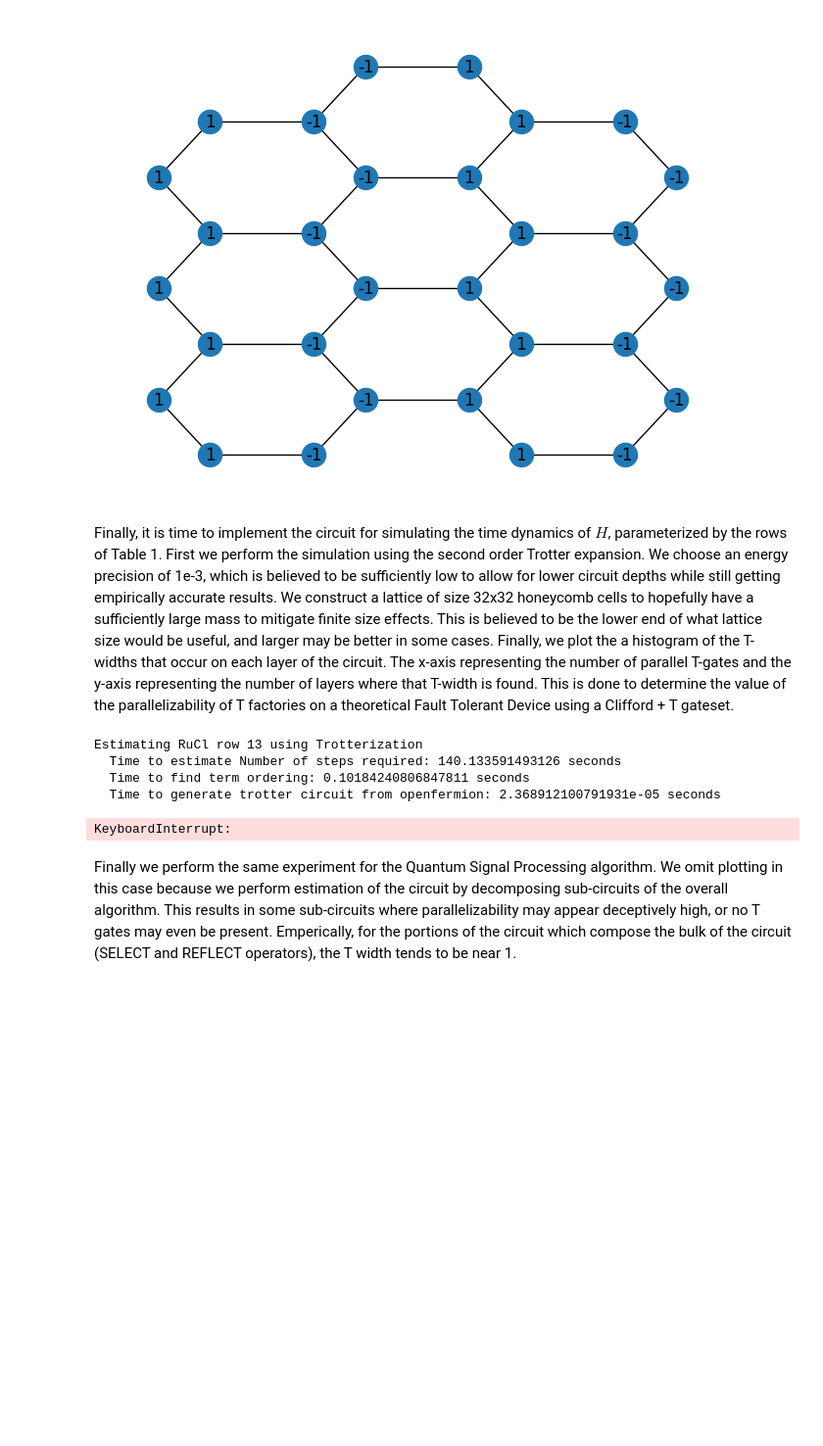
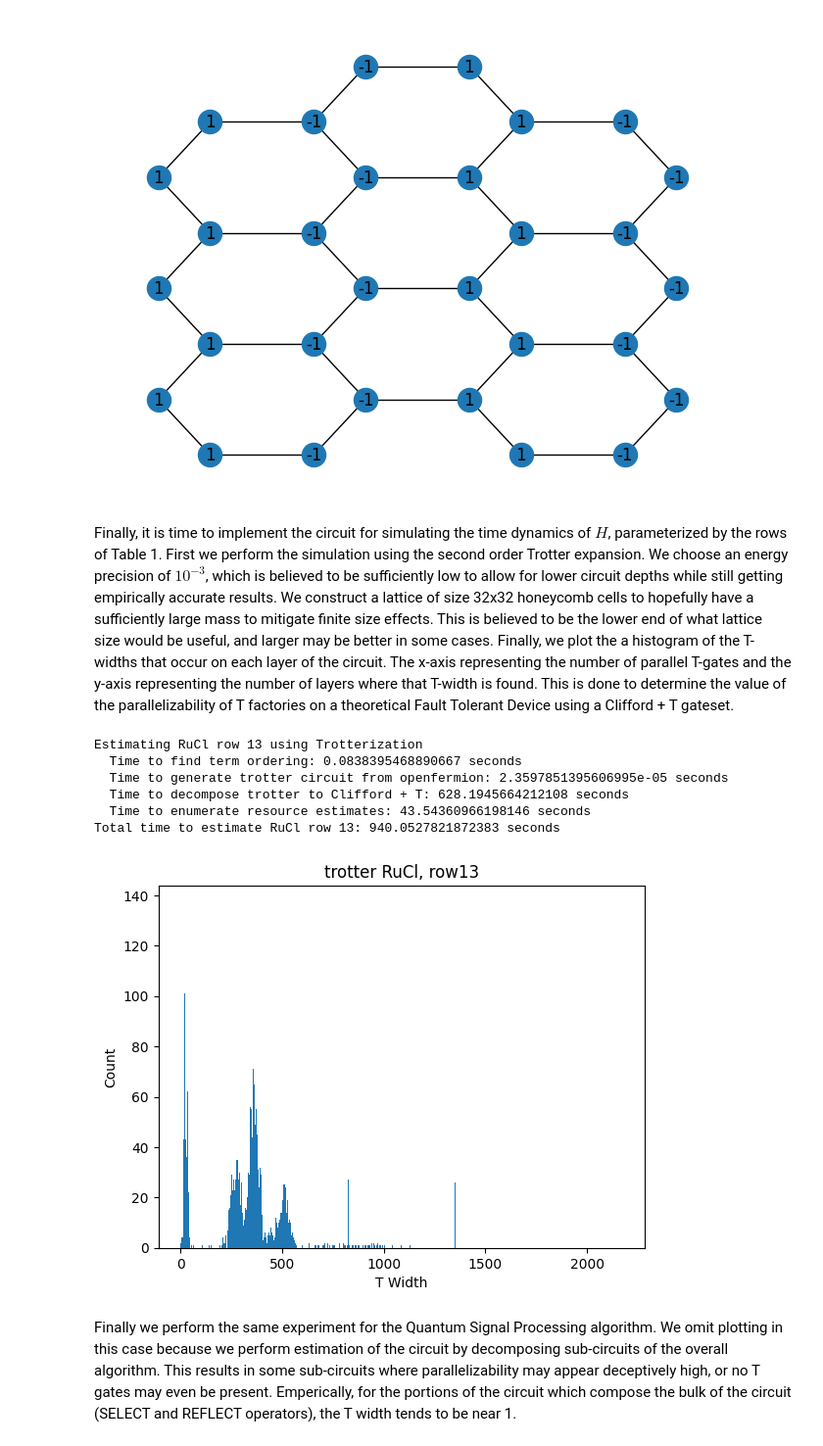
Before and after one commit to lanl-ansi/qc-applications, a Jupyter notebook: notebooks/RuClExample.ipynb, the cells around one changed output. Shown at 98% size. Cells and saved outputs as stored; diff of their text form; code cells hidden in the pictures; blank space fills up the shorter version.

Commit message:
Add Magnus Arguments and Change Step count accordingly

```diff
--- a/notebooks/RuClExample.ipynb
+++ b/notebooks/RuClExample.ipynb
@@ -196,7 +196,7 @@ error is of order
 We see from the above equation that the number of steps for the Suzuki-Trotter formula is not dominating the error and can be chosen as $N_{T}=2$ when $N_{M}$ is large.
 # %%
 t_init = time.perf_counter()
-def estimate_qsp(pyliqtr_hamiltonian, timesteps, energy_precision, outdir, hamiltonian_name="hamiltonian", write_circuits=False, numsteps=215647636):
+def estimate_qsp(pyliqtr_hamiltonian, timesteps, energy_precision, outdir, hamiltonian_name="hamiltonian", write_circuits=False, numsteps=1500000):
     timestep_of_interest=timesteps/numsteps #for magnus like argument
     t0 = time.perf_counter()
     random.seed(0)
@@ -328,15 +328,7 @@ def find_hamiltonian_ordering(of_hamiltonian):
         two_body_terms_ordered.append(new_item)
     return one_body_terms_ordered + two_body_terms_ordered
 
-def estimate_trotter(openfermion_hamiltonian,timesteps, energy_precision, outdir, hamiltonian_name="hamiltonian", write_circuits=False):
-    t0 = time.perf_counter()
-    bounded_error = error_bound(list(openfermion_hamiltonian.get_operators()),tight=False)
-    nsteps = trotter_steps_required(trotter_error_bound = bounded_error,
-                                                time = timesteps,
-                                                energy_precision = energy_precision)
-    t1 = time.perf_counter()
-    elapsed = t1 - t0
-    print("  Time to estimate Number of steps required: " + str(elapsed) + " seconds")
+def estimate_trotter(openfermion_hamiltonian,timesteps, energy_precision, outdir, hamiltonian_name="hamiltonian", write_circuits=False, nsteps = 1500000):
 
     t0 = time.perf_counter()
     term_ordering = find_hamiltonian_ordering(openfermion_hamiltonian)
@@ -681,44 +673,46 @@ print(circuit_state_prep)
 29: ───X───────────Rz(0.25π)───Rx(0.25π)───Z────────────Rx(-0.25π)───Rz(-0.25π)───
 [figure]
 # %% [markdown]
-Finally, it is time to implement the circuit for simulating the time dynamics of $H$, parameterized by the rows of Table 1.  First we perform the simulation using the second order Trotter expansion.  We choose an energy precision of 1e-3, which is believed to be sufficiently low to allow for lower circuit depths while still getting empirically accurate results.  We construct a lattice of size 32x32 honeycomb cells to hopefully have a sufficiently large mass to mitigate finite size effects.  This is believed to be the lower end of what lattice size would be useful, and larger may be better in some cases.  Finally, we plot the a histogram of the T-widths that occur on each layer of the circuit.  The x-axis representing the number of parallel T-gates and the y-axis representing the number of layers where that T-width is found.  This is done to determine the value of the parallelizability of T factories on a theoretical Fault Tolerant Device using a Clifford + T gateset.
+Finally, it is time to implement the circuit for simulating the time dynamics of $H$, parameterized by the rows of Table 1.  First we perform the simulation using the second order Trotter expansion.  We choose an energy precision of $10^{-3}$, which is believed to be sufficiently low to allow for lower circuit depths while still getting empirically accurate results.  We construct a lattice of size 32x32 honeycomb cells to hopefully have a sufficiently large mass to mitigate finite size effects.  This is believed to be the lower end of what lattice size would be useful, and larger may be better in some cases.  Finally, we plot the a histogram of the T-widths that occur on each layer of the circuit.  The x-axis representing the number of parallel T-gates and the y-axis representing the number of layers where that T-width is found.  This is done to determine the value of the parallelizability of T factories on a theoretical Fault Tolerant Device using a Clifford + T gateset.
 # %%
 #Commenting out range, to avoid long runtimes.  This still takes ~20-30 minutes as written
 for i in [13]:
 #for i in range(19):
     #defining precision required for the trotterized circuit
     energy_precision = 1e-3
 
     figdir="Trotter/Figures/"
     if not os.path.exists(figdir):
         os.makedirs(figdir)
     widthdir = "Trotter/Widths/"
     if not os.path.exists(widthdir):
         os.makedirs(widthdir)
 
     timesteps=1000
-    H_rucl = generate_rucl_hamiltonian(32, df_rucl.iloc[i], field_x=lambda s: 1/sqrt(6), field_y=lambda s: 1/sqrt(6), field_z=lambda s: -2/sqrt(6))
+    H_rucl = generate_rucl_hamiltonian(32, df_rucl.iloc[i], field_x=lambda s: 1/sqrt(6)/2, field_y=lambda s: 1/sqrt(6)/2, field_z=lambda s: -2/sqrt(6)/2)
     H_rucl_pyliqtr = pyH(H_rucl)
     openfermion_hamiltonian_rucl = pyliqtr_hamiltonian_to_openfermion_qubit_operator(H_rucl_pyliqtr)
 
     print("Estimating RuCl row " + str(i) + " using Trotterization")
     t0 = time.perf_counter()
     cpt_trotter_rucl = estimate_trotter(openfermion_hamiltonian_rucl, timesteps, energy_precision, "Trotter/RuCl_circuits/", hamiltonian_name="rucl_" + str(i), write_circuits=True)
     t1 = time.perf_counter()
     elapsed = t1 - t0
     print("Total time to estimate RuCl row " + str(i) + ": " + str(elapsed) + " seconds\n")
 
     plot_histogram(cpt_trotter_rucl,
                    f'trotter RuCl, row{i}',
                    figdir,
                    widthdir,
                    0)
 # %% [output]
 Estimating RuCl row 13 using Trotterization
-  Time to estimate Number of steps required: 140.133591493126 seconds
-  Time to find term ordering: 0.10184240806847811 seconds
-  Time to generate trotter circuit from openfermion: 2.368912100791931e-05 seconds
+  Time to find term ordering: 0.0838395468890667 seconds
+  Time to generate trotter circuit from openfermion: 2.3597851395606995e-05 seconds
+  Time to decompose trotter to Clifford + T: 628.1945664212108 seconds
+  Time to enumerate resource estimates: 43.54360966198146 seconds
+Total time to estimate RuCl row 13: 940.0527821872383 seconds
-KeyboardInterrupt:
+[figure, added]
 # %% [markdown]
 Finally we perform the same experiment for the Quantum Signal Processing algorithm.  We omit plotting in this case because we perform estimation of the circuit by decomposing sub-circuits of the overall algorithm.  This results in some sub-circuits where parallelizability may appear deceptively high, or no T gates may even be present.  Emperically, for the portions of the circuit which compose the bulk of the circuit (SELECT and REFLECT operators), the T width tends to be near 1.
 # %%
```
Also changed, not shown: parts of 2 cells of this notebook.
